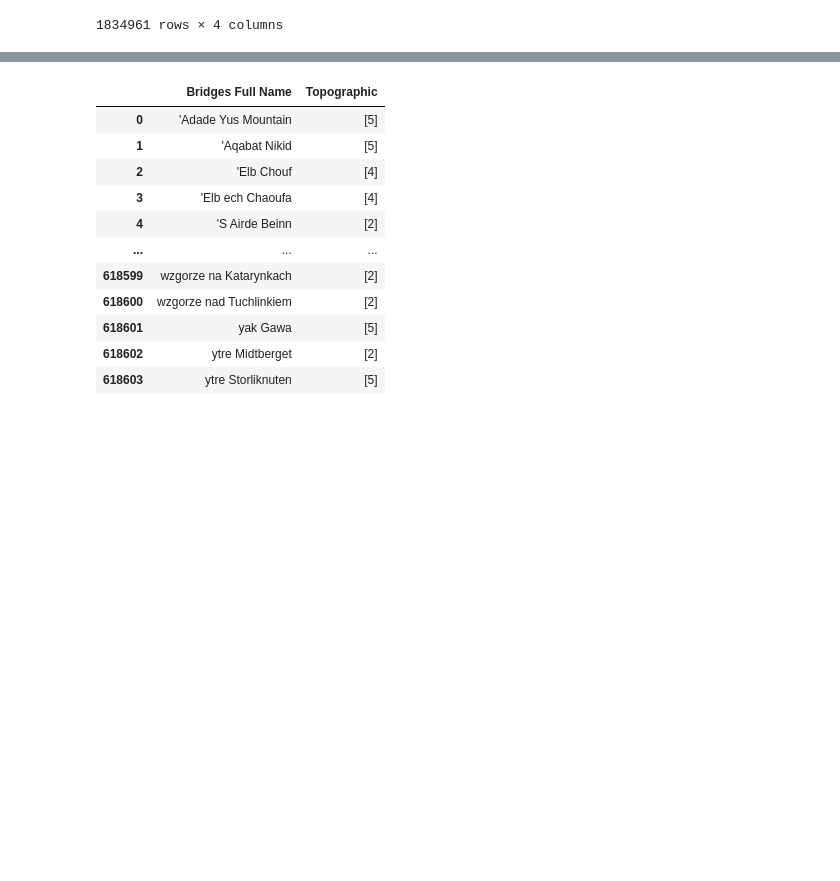
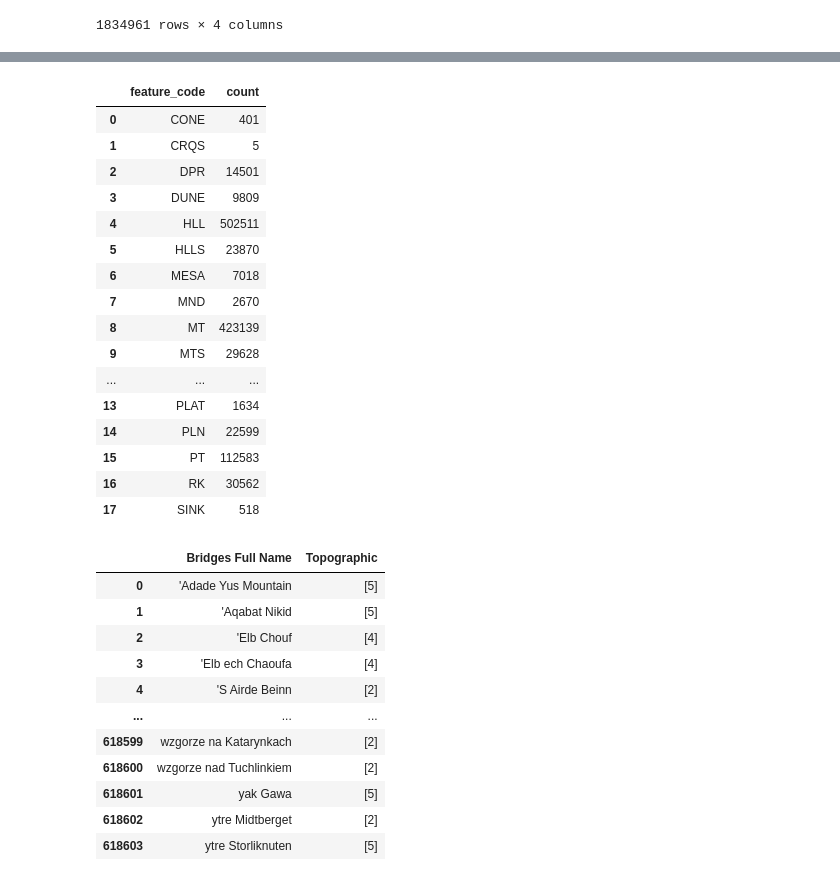
Before and after one commit to meenuravi18/llm_geomorphology, a Jupyter notebook: Experiment1/Experiment1-llama3b.ipynb, the cells around one changed output, grey strips where cells are left out. Drawn from its saved outputs; the diff is of its cells as text; code cells hidden in the pictures; blank space fills up the shorter version.

```diff
--- a/Experiment1/Experiment1-llama3b.ipynb
+++ b/Experiment1/Experiment1-llama3b.ipynb
@@ -109,6 +109,6 @@ exact_6_class_map = {
 
 combined_dataset['macro_class_id'] = combined_dataset['feature_code'].map(exact_6_class_map)
 combined_dataset = combined_dataset.dropna(subset=['macro_class_id'])
-combined_dataset['macro_class_id'] = combined_dataset['macro_class_id'].astype(int)
+# combined_dataset['macro_class_id'] = combined_dataset['macro_class_id'].astype(int)
 combined_dataset
 # %% [output]
@@ -128,3 +151,25 @@ combined_dataset
+# %%
+combined_dataset.groupby(['feature_code']).size().reset_index(
+    name='count'
+)
+# %% [output]
+|  | feature_code | count |
+| 0 | CONE | 401 |
+| 1 | CRQS | 5 |
+| 2 | DPR | 14501 |
+| 3 | DUNE | 9809 |
+| 4 | HLL | 502511 |
+| 5 | HLLS | 23870 |
+| 6 | MESA | 7018 |
+| 7 | MND | 2670 |
+| 8 | MT | 423139 |
+| 9 | MTS | 29628 |
+| ... | ... | ... |
+| 13 | PLAT | 1634 |
+| 14 | PLN | 22599 |
+| 15 | PT | 112583 |
+| 16 | RK | 30562 |
+| 17 | SINK | 518 |
 # %%
 combined_dataset=combined_dataset[~combined_dataset['macro_class_id'].isna()]
 combined_dataset=combined_dataset[['name','macro_class_id']]
```
Also changed, not shown: parts of 5 cells of this notebook, 17 other files.
